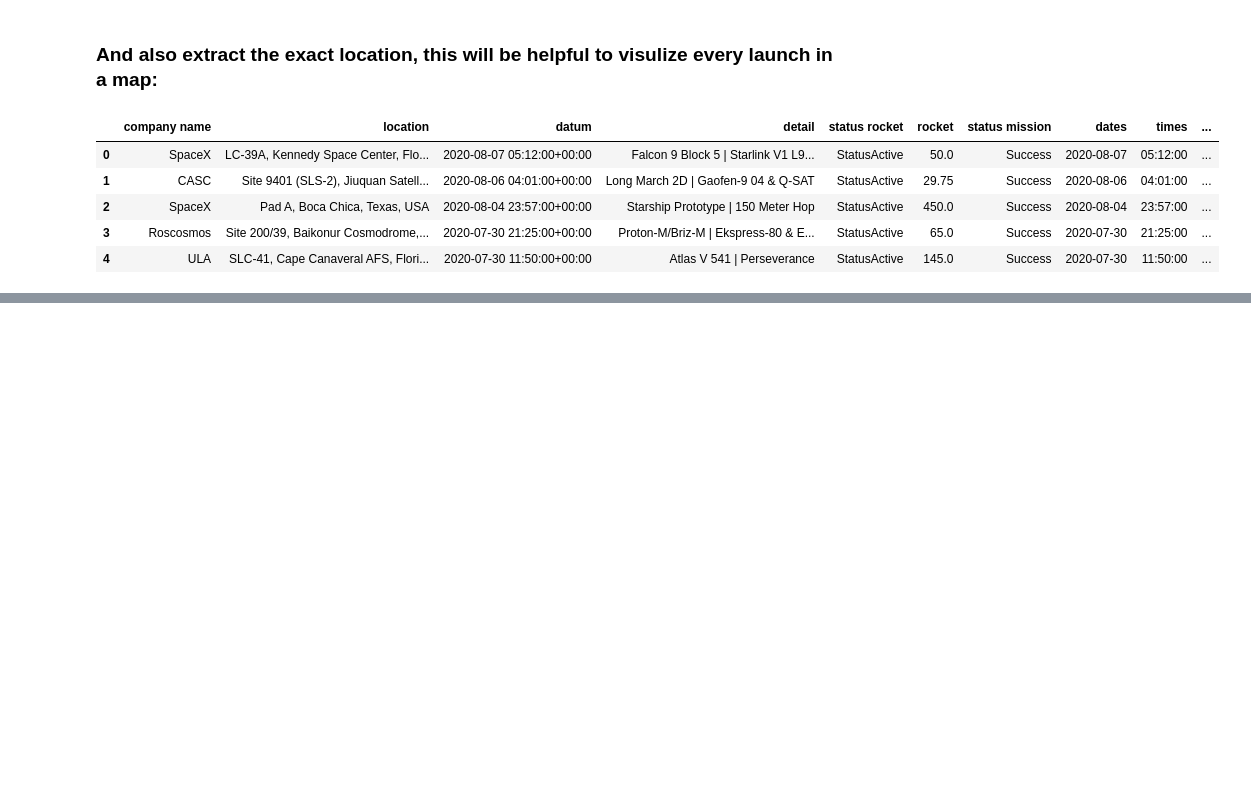
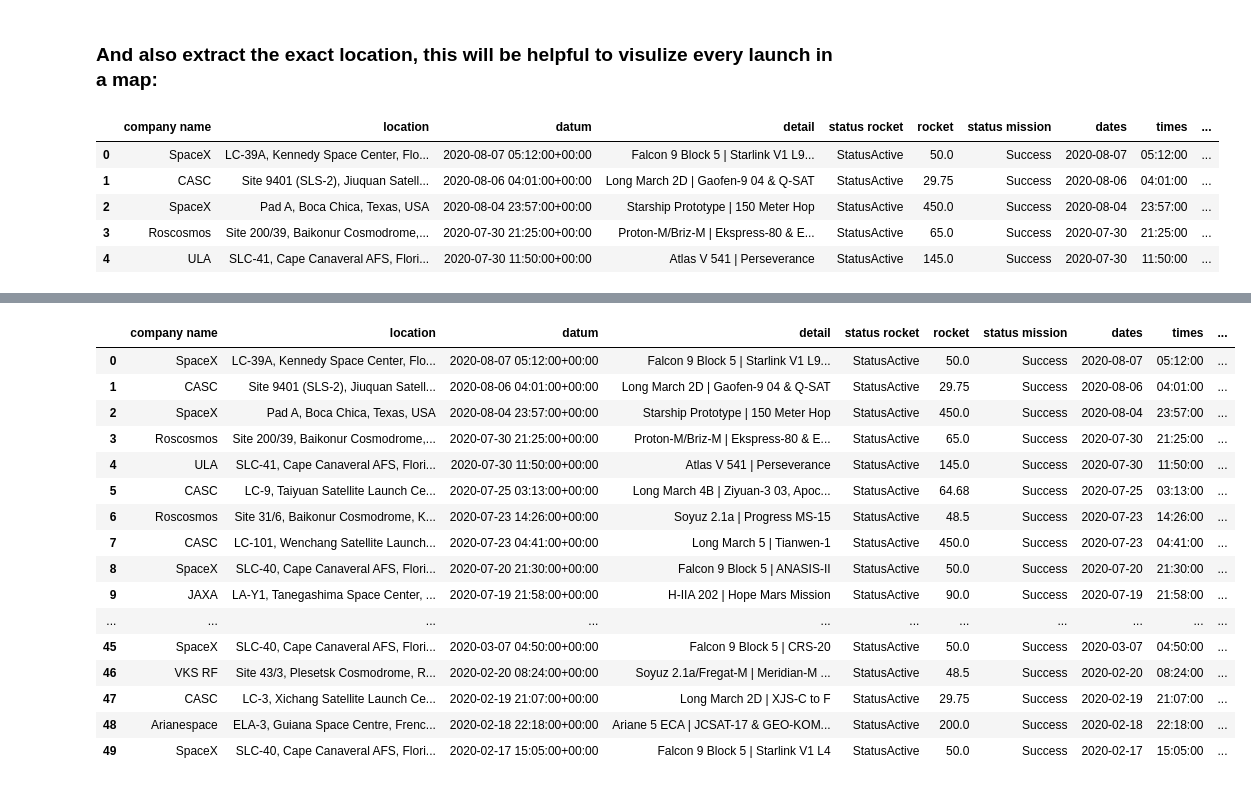
Before and after one commit to The-carlos/historic_spaceships_exploratory_data_analysis, a Jupyter notebook: data_cleaning_space_launches.ipynb, the cells around one changed output, grey strips where cells are left out. Cells and saved outputs as stored; diff of their text form; code cells hidden in the pictures; blank space fills up the shorter version.

```diff
--- a/data_cleaning_space_launches.ipynb
+++ b/data_cleaning_space_launches.ipynb
@@ -192,0 +225,8 @@ ships_data_clean.head()
+# %%
+locs = ships_data_clean.launch_location.unique()
+locations = []
+
+for element in locs:
+    if element != '':
+        locations.append(element)
+print(locations)
@@ -192,0 +235,5 @@ ships_data_clean.head()
+# %%
+locations_clean = pd.DataFrame(locations, columns = ['location'])
+locations_clean['long'] = ""
+locations_clean['lat'] = ""
+locations_clean.head()
@@ -192,0 +247,13 @@ ships_data_clean.head()
+# %%
+for x in range(len(locations_clean.location)):
+    try:
+        time.sleep(1) #to add delay in case of large DFs
+        print(x+1)
+        geocode_result = gmaps.geocode(locations_clean['location'][x])
+        locations_clean['lat'][x] = geocode_result[0]['geometry']['location'] ['lat']
+        locations_clean['long'][x] = geocode_result[0]['geometry']['location']['lng']
+    except IndexError:
+        print("Address was wrong...")
+    except Exception as e:
+        print("Unexpected error occurred.", e )
+locations_clean.head()
@@ -192,0 +304,3 @@ ships_data_clean.head()
+# %%
+result = pd.concat([ships_data_clean, locations_clean], axis=1).reindex(ships_data_clean.index)
+result.head()
@@ -192,0 +314,20 @@ ships_data_clean.head()
+# %%
+result.head(50)
+# %% [output]
+|  | company name | location | datum | detail | status rocket | rocket | status mission | dates | times | ... |
+| 0 | SpaceX | LC-39A, Kennedy Space Center, Flo... | 2020-08-07 05:12:00+00:00 | Falcon 9 Block 5 | Starlink V1 L9... | StatusActive | 50.0 | Success | 2020-08-07 | 05:12:00 | ... |
+| 1 | CASC | Site 9401 (SLS-2), Jiuquan Satell... | 2020-08-06 04:01:00+00:00 | Long March 2D | Gaofen-9 04 & Q-SAT | StatusActive | 29.75 | Success | 2020-08-06 | 04:01:00 | ... |
+| 2 | SpaceX | Pad A, Boca Chica, Texas, USA | 2020-08-04 23:57:00+00:00 | Starship Prototype | 150 Meter Hop | StatusActive | 450.0 | Success | 2020-08-04 | 23:57:00 | ... |
+| 3 | Roscosmos | Site 200/39, Baikonur Cosmodrome,... | 2020-07-30 21:25:00+00:00 | Proton-M/Briz-M | Ekspress-80 & E... | StatusActive | 65.0 | Success | 2020-07-30 | 21:25:00 | ... |
+| 4 | ULA | SLC-41, Cape Canaveral AFS, Flori... | 2020-07-30 11:50:00+00:00 | Atlas V 541 | Perseverance | StatusActive | 145.0 | Success | 2020-07-30 | 11:50:00 | ... |
+| 5 | CASC | LC-9, Taiyuan Satellite Launch Ce... | 2020-07-25 03:13:00+00:00 | Long March 4B | Ziyuan-3 03, Apoc... | StatusActive | 64.68 | Success | 2020-07-25 | 03:13:00 | ... |
+| 6 | Roscosmos | Site 31/6, Baikonur Cosmodrome, K... | 2020-07-23 14:26:00+00:00 | Soyuz 2.1a | Progress MS-15 | StatusActive | 48.5 | Success | 2020-07-23 | 14:26:00 | ... |
+| 7 | CASC | LC-101, Wenchang Satellite Launch... | 2020-07-23 04:41:00+00:00 | Long March 5 | Tianwen-1 | StatusActive | 450.0 | Success | 2020-07-23 | 04:41:00 | ... |
+| 8 | SpaceX | SLC-40, Cape Canaveral AFS, Flori... | 2020-07-20 21:30:00+00:00 | Falcon 9 Block 5 | ANASIS-II | StatusActive | 50.0 | Success | 2020-07-20 | 21:30:00 | ... |
+| 9 | JAXA | LA-Y1, Tanegashima Space Center, ... | 2020-07-19 21:58:00+00:00 | H-IIA 202 | Hope Mars Mission | StatusActive | 90.0 | Success | 2020-07-19 | 21:58:00 | ... |
+| ... | ... | ... | ... | ... | ... | ... | ... | ... | ... | ... |
+| 45 | SpaceX | SLC-40, Cape Canaveral AFS, Flori... | 2020-03-07 04:50:00+00:00 | Falcon 9 Block 5 | CRS-20 | StatusActive | 50.0 | Success | 2020-03-07 | 04:50:00 | ... |
+| 46 | VKS RF | Site 43/3, Plesetsk Cosmodrome, R... | 2020-02-20 08:24:00+00:00 | Soyuz 2.1a/Fregat-M | Meridian-M ... | StatusActive | 48.5 | Success | 2020-02-20 | 08:24:00 | ... |
+| 47 | CASC | LC-3, Xichang Satellite Launch Ce... | 2020-02-19 21:07:00+00:00 | Long March 2D | XJS-C to F | StatusActive | 29.75 | Success | 2020-02-19 | 21:07:00 | ... |
+| 48 | Arianespace | ELA-3, Guiana Space Centre, Frenc... | 2020-02-18 22:18:00+00:00 | Ariane 5 ECA | JCSAT-17 & GEO-KOM... | StatusActive | 200.0 | Success | 2020-02-18 | 22:18:00 | ... |
+| 49 | SpaceX | SLC-40, Cape Canaveral AFS, Flori... | 2020-02-17 15:05:00+00:00 | Falcon 9 Block 5 | Starlink V1 L4 | StatusActive | 50.0 | Success | 2020-02-17 | 15:05:00 | ... |
```
Also changed, not shown: parts of 11 cells of this notebook.
